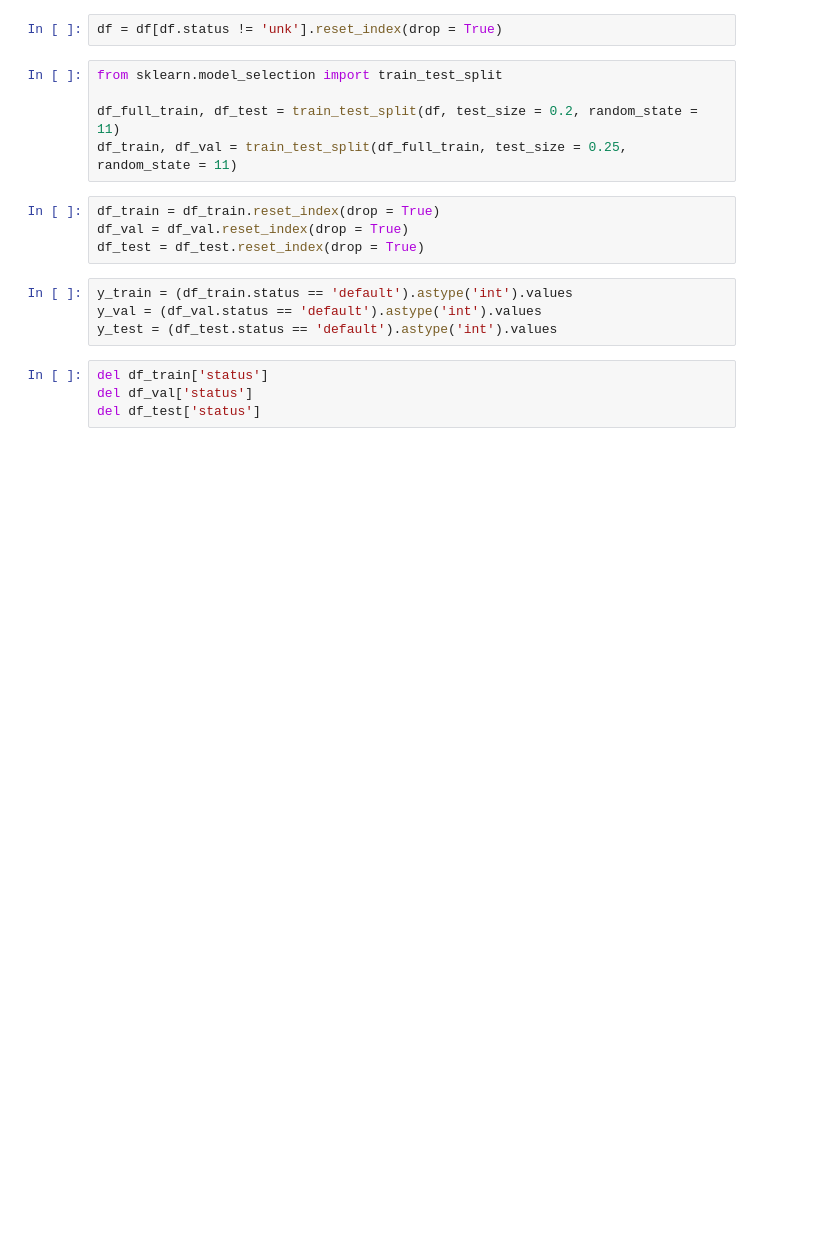
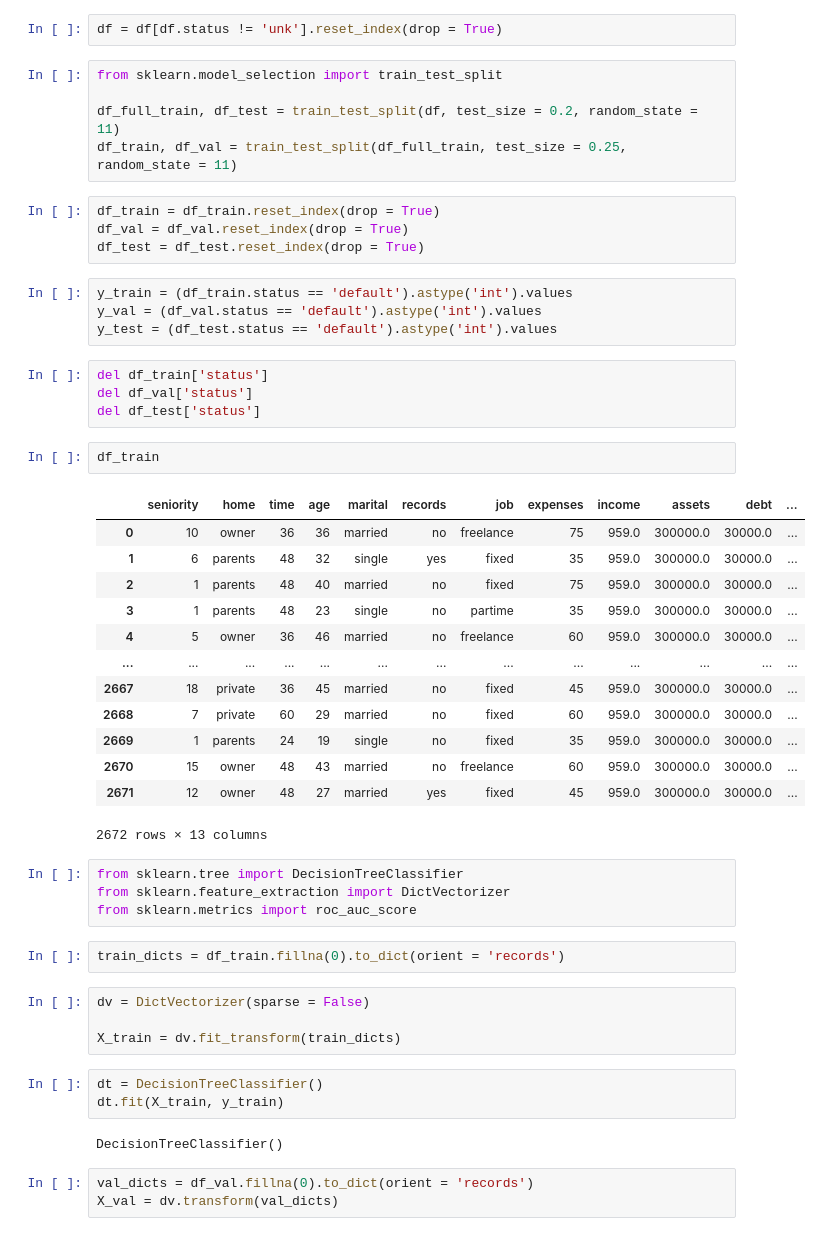
Before and after one commit to K-Princ/machine-learning-projects, a Jupyter notebook: credit_risk_scoring/Credit.ipynb, the cells around one changed output. Drawn from its saved outputs; the diff is of its cells as text; blank space fills up the shorter version.

Commit message:
training the model

```diff
--- a/credit_risk_scoring/Credit.ipynb
+++ b/credit_risk_scoring/Credit.ipynb
@@ -141,3 +141,37 @@ y_test = (df_test.status == 'default').astype('int').values
 del df_train['status']
 del df_val['status']
 del df_test['status']
+# %%
+df_train
+# %% [output]
+|  | seniority | home | time | age | marital | records | job | expenses | income | assets | debt | ... |
+| 0 | 10 | owner | 36 | 36 | married | no | freelance | 75 | 959.0 | 300000.0 | 30000.0 | ... |
+| 1 | 6 | parents | 48 | 32 | single | yes | fixed | 35 | 959.0 | 300000.0 | 30000.0 | ... |
+| 2 | 1 | parents | 48 | 40 | married | no | fixed | 75 | 959.0 | 300000.0 | 30000.0 | ... |
+| 3 | 1 | parents | 48 | 23 | single | no | partime | 35 | 959.0 | 300000.0 | 30000.0 | ... |
+| 4 | 5 | owner | 36 | 46 | married | no | freelance | 60 | 959.0 | 300000.0 | 30000.0 | ... |
+| ... | ... | ... | ... | ... | ... | ... | ... | ... | ... | ... | ... | ... |
+| 2667 | 18 | private | 36 | 45 | married | no | fixed | 45 | 959.0 | 300000.0 | 30000.0 | ... |
+| 2668 | 7 | private | 60 | 29 | married | no | fixed | 60 | 959.0 | 300000.0 | 30000.0 | ... |
+| 2669 | 1 | parents | 24 | 19 | single | no | fixed | 35 | 959.0 | 300000.0 | 30000.0 | ... |
+| 2670 | 15 | owner | 48 | 43 | married | no | freelance | 60 | 959.0 | 300000.0 | 30000.0 | ... |
+| 2671 | 12 | owner | 48 | 27 | married | yes | fixed | 45 | 959.0 | 300000.0 | 30000.0 | ... |
+2672 rows × 13 columns
+# %%
+from sklearn.tree import DecisionTreeClassifier
+from sklearn.feature_extraction import DictVectorizer
+from sklearn.metrics import roc_auc_score
+# %%
+train_dicts = df_train.fillna(0).to_dict(orient = 'records')
+# %%
+dv = DictVectorizer(sparse = False)
+
+X_train = dv.fit_transform(train_dicts)
+# %%
+dt = DecisionTreeClassifier()
+dt.fit(X_train, y_train)
+# %% [output]
+DecisionTreeClassifier()
+# %%
+val_dicts = df_val.fillna(0).to_dict(orient = 'records')
+X_val = dv.transform(val_dicts)
```
Also changed, not shown: parts of 7 cells of this notebook.
